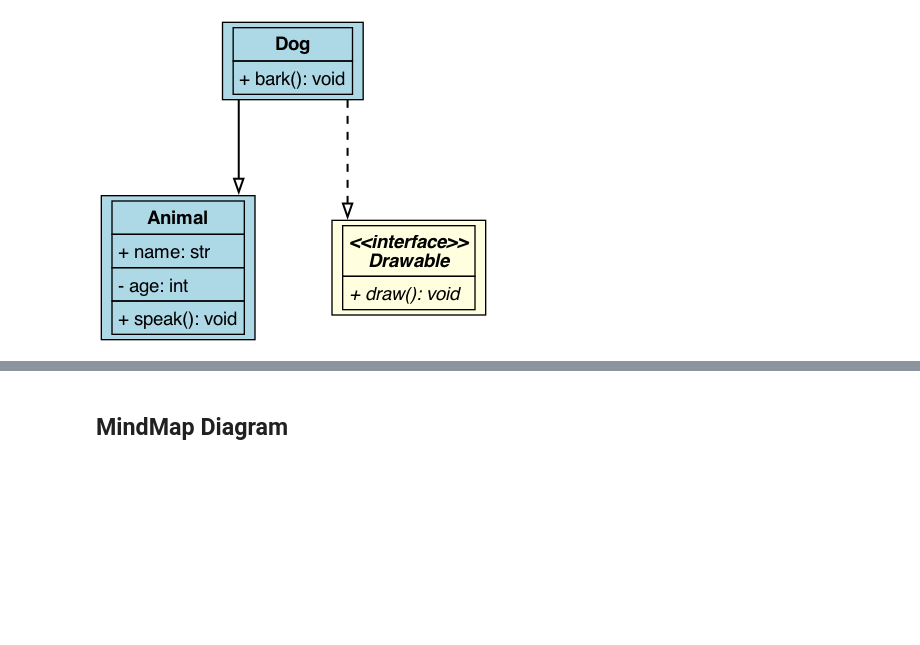
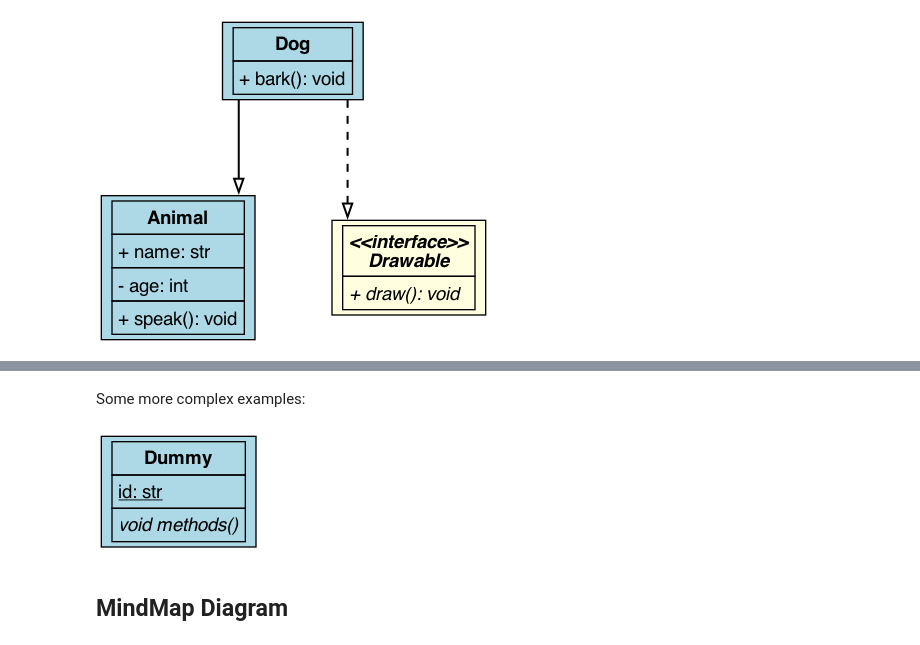
Before and after one commit to Superjomn/dotspy, a Jupyter notebook: examples/quickstart.ipynb, the cells around one changed output, grey strips where cells are left out. Drawn from its saved outputs; the diff is of its cells as text; code cells hidden in the pictures; blank space fills up the shorter version.

```diff
--- a/examples/quickstart.ipynb
+++ b/examples/quickstart.ipynb
@@ -201,2 +221,16 @@ g
+# %% [markdown]
+Some more complex examples:
+# %%
+with Graph("uml", styles=UML_GRAPH) as g:
+    node = create_node("""
+class Dummy {
+  {static} id: str
+  {abstract} void methods()
+}
+    """)
+
+g
+# %% [output]
+[figure, added]
 # %% [markdown]
 ## MindMap Diagram
```
Also changed, not shown: parts of 9 cells of this notebook.
